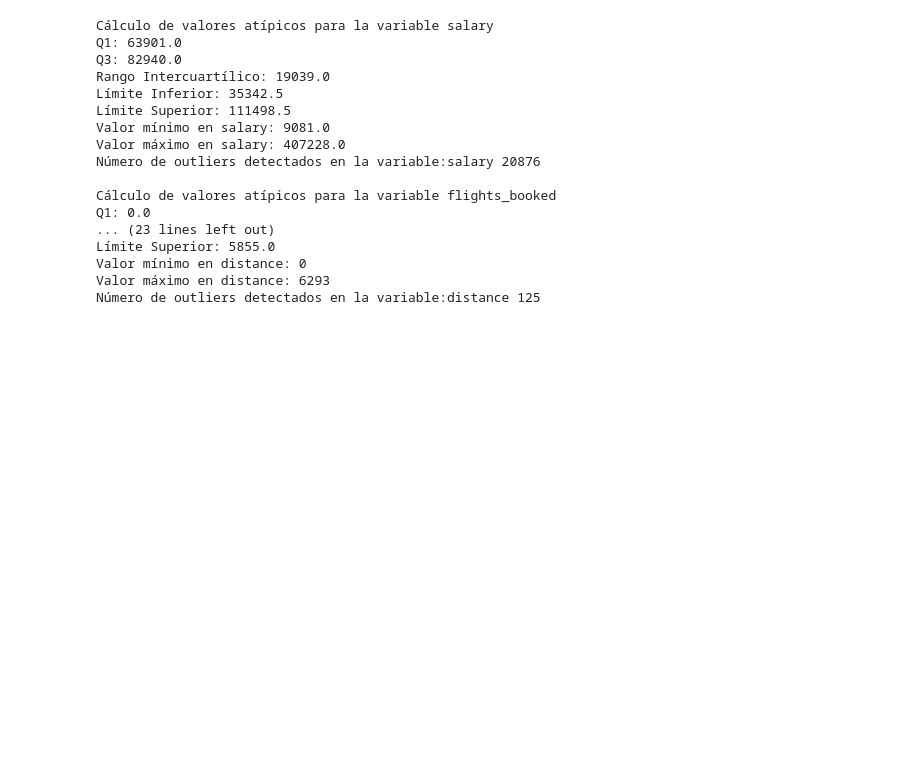
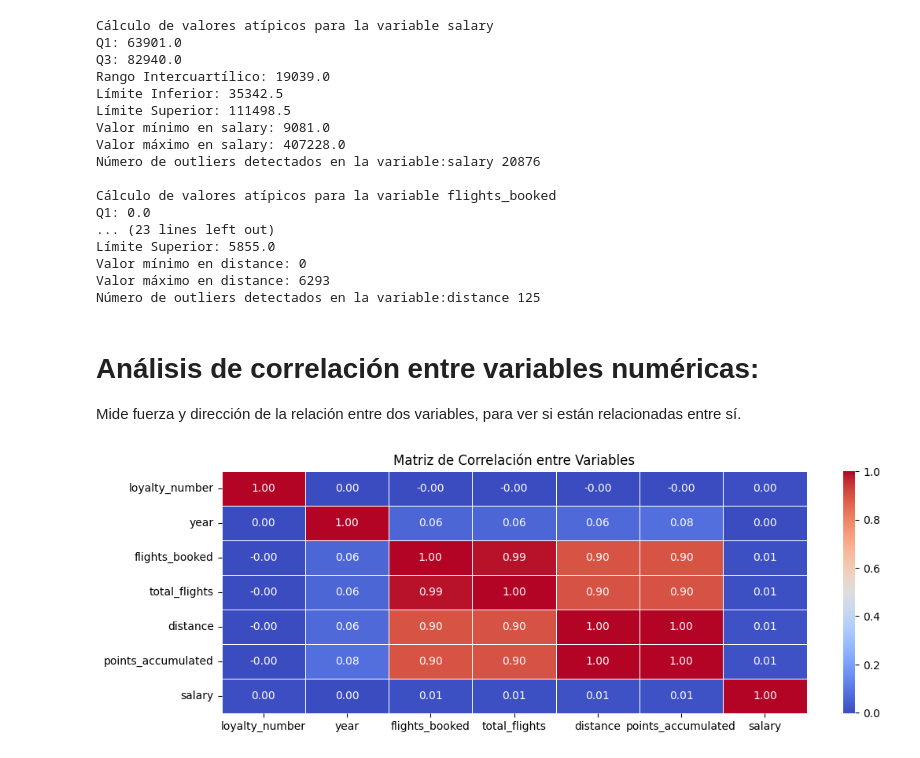
Before and after one commit to Adalab/bda-modulo-3-evaluacion-final-anitaromero25-bot, a Jupyter notebook: evaluacion_mod3_ana_romero_valderrama.ipynb, the cells around one changed output. Cells and saved outputs as stored; diff of their text form; code cells hidden in the pictures; blank space fills up the shorter version.

Commit message:
correlacion variables numericas

```diff
--- a/evaluacion_mod3_ana_romero_valderrama.ipynb
+++ b/evaluacion_mod3_ana_romero_valderrama.ipynb
@@ -669,3 +699,23 @@ Límite Superior: 5855.0
 Valor mínimo en distance: 0
 Valor máximo en distance: 6293
 Número de outliers detectados en la variable:distance 125
+# %% [markdown]
+# Análisis de correlación entre variables numéricas:
+Mide fuerza y dirección de la relación entre dos variables, para ver si están relacionadas entre sí.
+# %%
+correlation_matrix = df_merge.select_dtypes(include="number").corr("spearman")
+# %%
+correlation_matrix
+# Visualiza la matriz de correlación utilizando seaborn
+plt.figure(figsize=(12, 4))
+
+sns.heatmap(correlation_matrix, annot=True, cmap='coolwarm', fmt='.2f', linewidths=.5)
+
+# Añade título
+plt.title('Matriz de Correlación entre Variables')
+
+# Muestra el gráfico
+
+plt.show()
+# %% [output]
+[figure, added]
```
Also changed, not shown: parts of 4 cells of this notebook.
